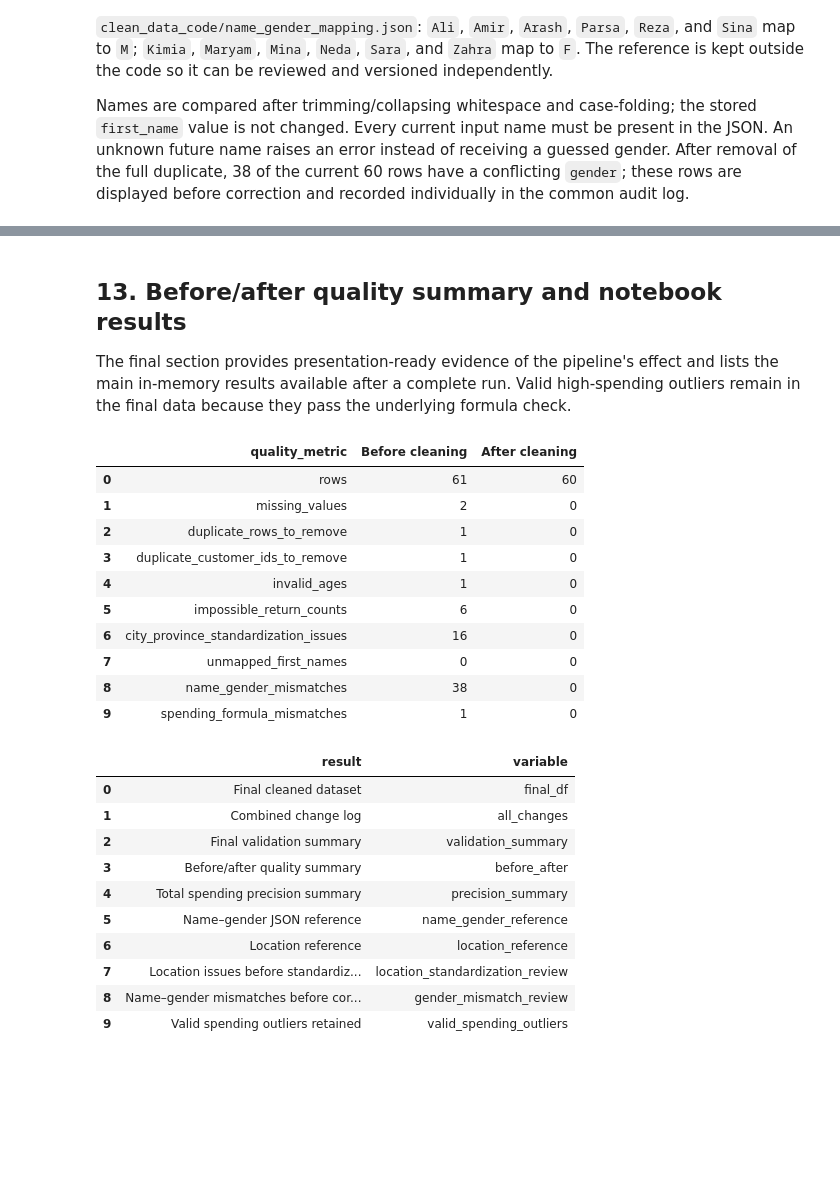
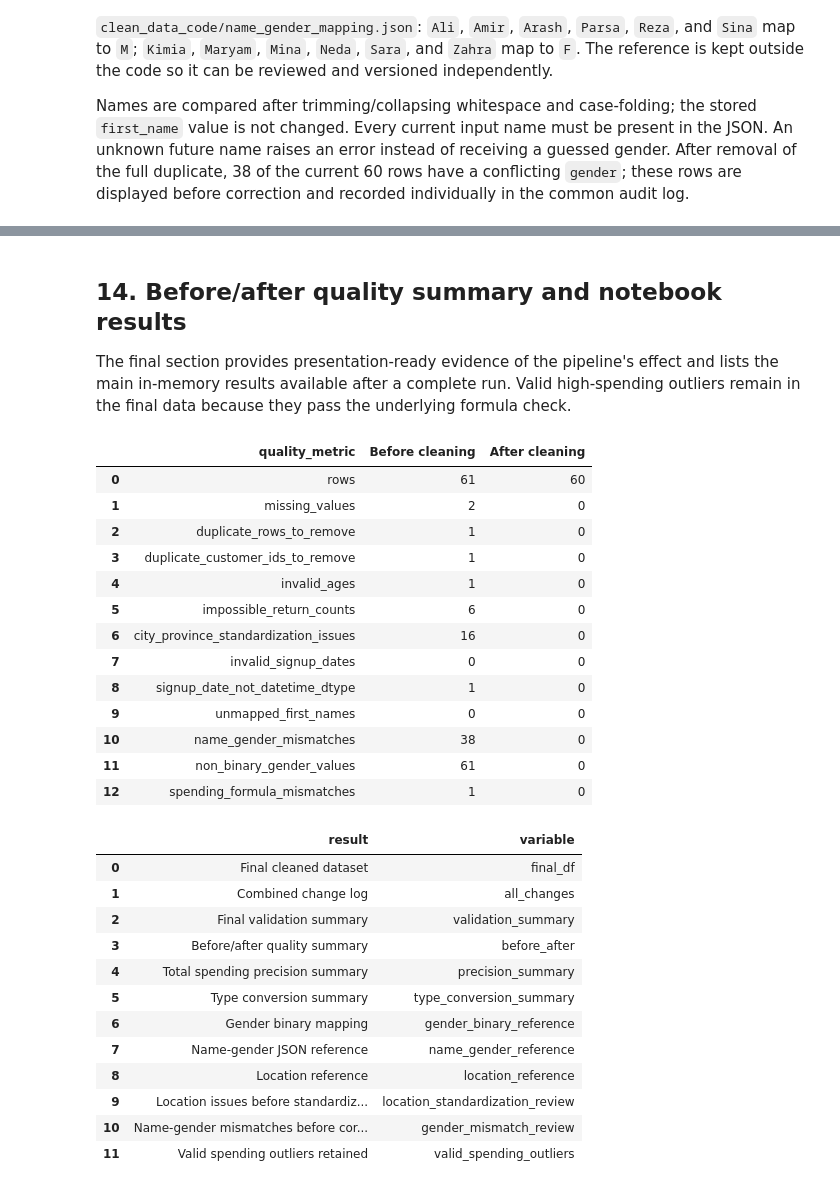
Before and after one commit to StudyBuildCommunity/studybuild-data-cleaning-01, a Jupyter notebook: submissions/FatemehDehghan224/clean_data_code/customer_data_cleaning_pipeline.ipynb, the cells around one changed output, grey strips where cells are left out. Drawn from its saved outputs; the diff is of its cells as text; code cells hidden in the pictures; blank space fills up the shorter version.

Commit message:
Add signup date conversion and binary gender encoding to cleaning pipeline

```diff
--- a/submissions/FatemehDehghan224/clean_data_code/customer_data_cleaning_pipeline.ipynb
+++ b/submissions/FatemehDehghan224/clean_data_code/customer_data_cleaning_pipeline.ipynb
@@ -57,6 +60,8 @@ pd.set_option("display.max_rows", 100)
 RAW_FILENAME = "raw_dataset_FatemehDehghan224.xlsx"
 NAME_GENDER_MAPPING_FILENAME = "name_gender_mapping.json"
 ALLOWED_GENDER_CODES = {"M", "F"}
+GENDER_BINARY_MAPPING = {"F": 0, "M": 1}
+BINARY_GENDER_CODES = set(GENDER_BINARY_MAPPING.values())
 PROJECT_ROOT = next(
     (candidate for candidate in (Path.cwd(), *Path.cwd().parents)
      if (candidate / "data" / RAW_FILENAME).exists()),
@@ -245,7 +250,7 @@ CITY_PROVINCE_REFERENCE = {
     "Isfahan": "Isfahan",
     "Karaj": "Alborz",
     "Mashhad": "Khorasan Razavi",
-    "Rasht": "Giluan",
+    "Rasht": "Guilan",
     "Shiraz": "Fars",
     "Tabriz": "East Azerbaijan",
     "Tehran": "Tehran",
@@ -267,10 +272,13 @@ PROVINCE_ALIASES = {
     "alborz": "Alborz",
     "east azerbaijan": "East Azerbaijan",
     "fars": "Fars",
-    "gilan": "Giluan",
+    "gilan": "Guilan",
+    "guilan": "Guilan",
+    "giluan": "Guilan",
     "isfahan": "Isfahan",
     "esfahan": "Isfahan",
     "khorasan": "Khorasan Razavi",
+    "khorasan razavi": "Khorasan Razavi",
     "khuzestan": "Khuzestan",
     "tehran": "Tehran",
 }
@@ -1378,22 +1528,35 @@ AssertionError: Final validation failed: ['City/province values match the review
 # %% [markdown]
-## 13. Before/after quality summary and notebook results
+## 14. Before/after quality summary and notebook results
 
 The final section provides presentation-ready evidence of the pipeline's effect and lists the main in-memory results available after a complete run. Valid high-spending outliers remain in the final data because they pass the underlying formula check.
 # %%
+def gender_mismatch_count(df: pd.DataFrame) -> int:
+    """Compare gender with the name reference before or after binary encoding."""
+    expected_label = df["first_name"].map(normalize_text).map(normalized_name_gender_mapping)
+    current = df["gender"]
+    if pd.api.types.is_numeric_dtype(current):
+        expected = expected_label.map(GENDER_BINARY_MAPPING)
+        actual = pd.to_numeric(current, errors="coerce")
+    else:
+        expected = expected_label
+        actual = current.astype("string").str.strip().str.upper()
+    return int((expected.notna() & actual.ne(expected)).sum())
+
 def quality_snapshot(df: pd.DataFrame) -> dict[str, int]:
     """Return the key quality-issue counts used in the before/after comparison.
 
     The snapshot covers row count, missing values, duplicate records and identifiers,
-    invalid ages, impossible return counts, location standardization issues,
-    spending formula mismatches, and name–gender mapping coverage/consistency.
+    invalid ages, impossible return counts, location standardization issues, date dtype,
+    binary gender encoding, spending formula mismatches, and name-gender consistency.
     """
     age = pd.to_numeric(df["age"], errors="coerce")
     expected = (pd.to_numeric(df["purchase_count"], errors="coerce")
                 * pd.to_numeric(df["avg_order_value"], errors="coerce")).round(TOTAL_SPENDING_DECIMALS)
     actual = pd.to_numeric(df["total_spending"], errors="coerce").round(TOTAL_SPENDING_DECIMALS)
     expected_gender = df["first_name"].map(normalize_text).map(normalized_name_gender_mapping)
-    current_gender = df["gender"].astype("string").str.strip().str.upper()
+    current_gender_code = pd.to_numeric(df["gender"], errors="coerce")
     location_issues = assess_location_consistency(df)
+    parsed_dates = pd.to_datetime(df["signup_date"], errors="coerce")
     return {
         "rows": len(df),
         "missing_values": int(df.isna().sum().sum()),
@@ -1402,56 +1565,64 @@ def quality_snapshot(df: pd.DataFrame) -> dict[str, int]:
         "invalid_ages": int((age.notna() & ~age.between(13, 100)).sum()),
         "impossible_return_counts": int((df["returned_items"] > df["purchase_count"]).sum()),
         "city_province_standardization_issues": len(location_issues),
+        "invalid_signup_dates": int((parsed_dates.isna() & df["signup_date"].notna()).sum()),
+        "signup_date_not_datetime_dtype": int(not pd.api.types.is_datetime64_any_dtype(df["signup_date"])),
         "unmapped_first_names": int(expected_gender.isna().sum()),
-        "name_gender_mismatches": int(
-            (expected_gender.notna() & current_gender.ne(expected_gender)).sum()
-        ),
+        "name_gender_mismatches": gender_mismatch_count(df),
+        "non_binary_gender_values": int((current_gender_code.isna() | ~current_gender_code.isin(BINARY_GENDER_CODES)).sum()),
         "spending_formula_mismatches": int((actual.notna() & expected.notna()
                                               & ((actual - expected).abs() > SPENDING_TOLERANCE)).sum()),
     }
 
 before_after = pd.DataFrame(
     {"Before cleaning": quality_snapshot(raw_df),
      "After cleaning": quality_snapshot(validated_final)}
 ).rename_axis("quality_metric").reset_index()
 display(before_after)
 
 notebook_results = pd.DataFrame([
     {"result": "Final cleaned dataset", "variable": "final_df"},
     {"result": "Combined change log", "variable": "all_changes"},
     {"result": "Final validation summary", "variable": "validation_summary"},
     {"result": "Before/after quality summary", "variable": "before_after"},
     {"result": "Total spending precision summary", "variable": "precision_summary"},
-    {"result": "Name–gender JSON reference", "variable": "name_gender_reference"},
+    {"result": "Type conversion summary", "variable": "type_conversion_summary"},
+    {"result": "Gender binary mapping", "variable": "gender_binary_reference"},
+    {"result": "Name-gender JSON reference", "variable": "name_gender_reference"},
     {"result": "Location reference", "variable": "location_reference"},
     {"result": "Location issues before standardization", "variable": "location_standardization_review"},
-    {"result": "Name–gender mismatches before correction", "variable": "gender_mismatch_review"},
+    {"result": "Name-gender mismatches before correction", "variable": "gender_mismatch_review"},
     {"result": "Valid spending outliers retained", "variable": "valid_spending_outliers"},
 ])
 display(notebook_results)
 # %% [output]
 |  | quality_metric | Before cleaning | After cleaning |
 | 0 | rows | 61 | 60 |
 | 1 | missing_values | 2 | 0 |
 | 2 | duplicate_rows_to_remove | 1 | 0 |
 | 3 | duplicate_customer_ids_to_remove | 1 | 0 |
 | 4 | invalid_ages | 1 | 0 |
 | 5 | impossible_return_counts | 6 | 0 |
 | 6 | city_province_standardization_issues | 16 | 0 |
-| 7 | unmapped_first_names | 0 | 0 |
-| 8 | name_gender_mismatches | 38 | 0 |
-| 9 | spending_formula_mismatches | 1 | 0 |
+| 7 | invalid_signup_dates | 0 | 0 |
+| 8 | signup_date_not_datetime_dtype | 1 | 0 |
+| 9 | unmapped_first_names | 0 | 0 |
+| 10 | name_gender_mismatches | 38 | 0 |
+| 11 | non_binary_gender_values | 61 | 0 |
+| 12 | spending_formula_mismatches | 1 | 0 |
 |  | result | variable |
 | 0 | Final cleaned dataset | final_df |
 | 1 | Combined change log | all_changes |
 | 2 | Final validation summary | validation_summary |
 | 3 | Before/after quality summary | before_after |
 | 4 | Total spending precision summary | precision_summary |
-| 5 | Name–gender JSON reference | name_gender_reference |
-| 6 | Location reference | location_reference |
-| 7 | Location issues before standardiz... | location_standardization_review |
-| 8 | Name–gender mismatches before cor... | gender_mismatch_review |
-| 9 | Valid spending outliers retained | valid_spending_outliers |
+| 5 | Type conversion summary | type_conversion_summary |
+| 6 | Gender binary mapping | gender_binary_reference |
+| 7 | Name-gender JSON reference | name_gender_reference |
+| 8 | Location reference | location_reference |
+| 9 | Location issues before standardiz... | location_standardization_review |
+| 10 | Name-gender mismatches before cor... | gender_mismatch_review |
+| 11 | Valid spending outliers retained | valid_spending_outliers |
 # %% [markdown]
 ## Continuation notes
 
```
Also changed, not shown: parts of 10 cells of this notebook, 1 other file.
